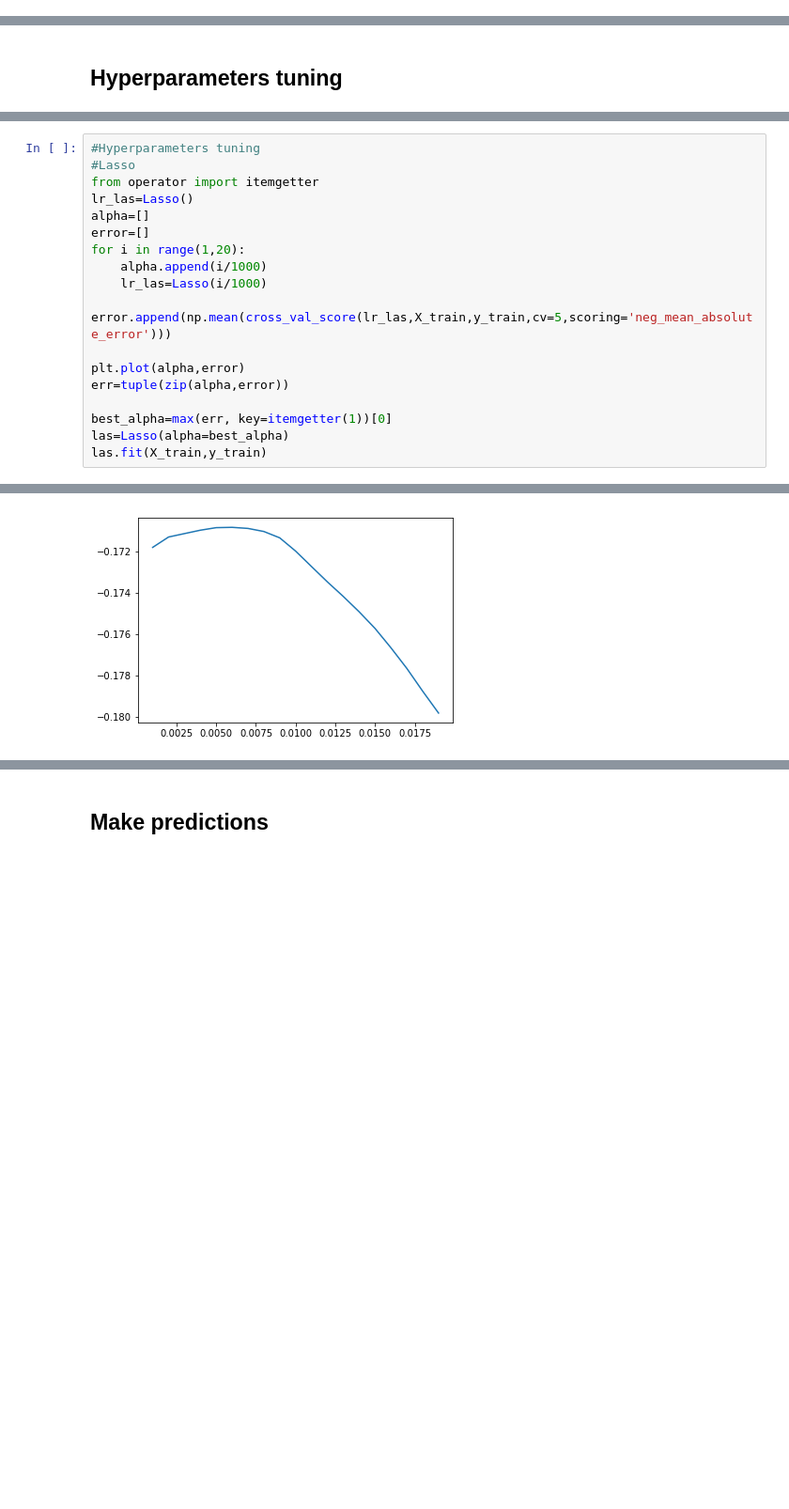
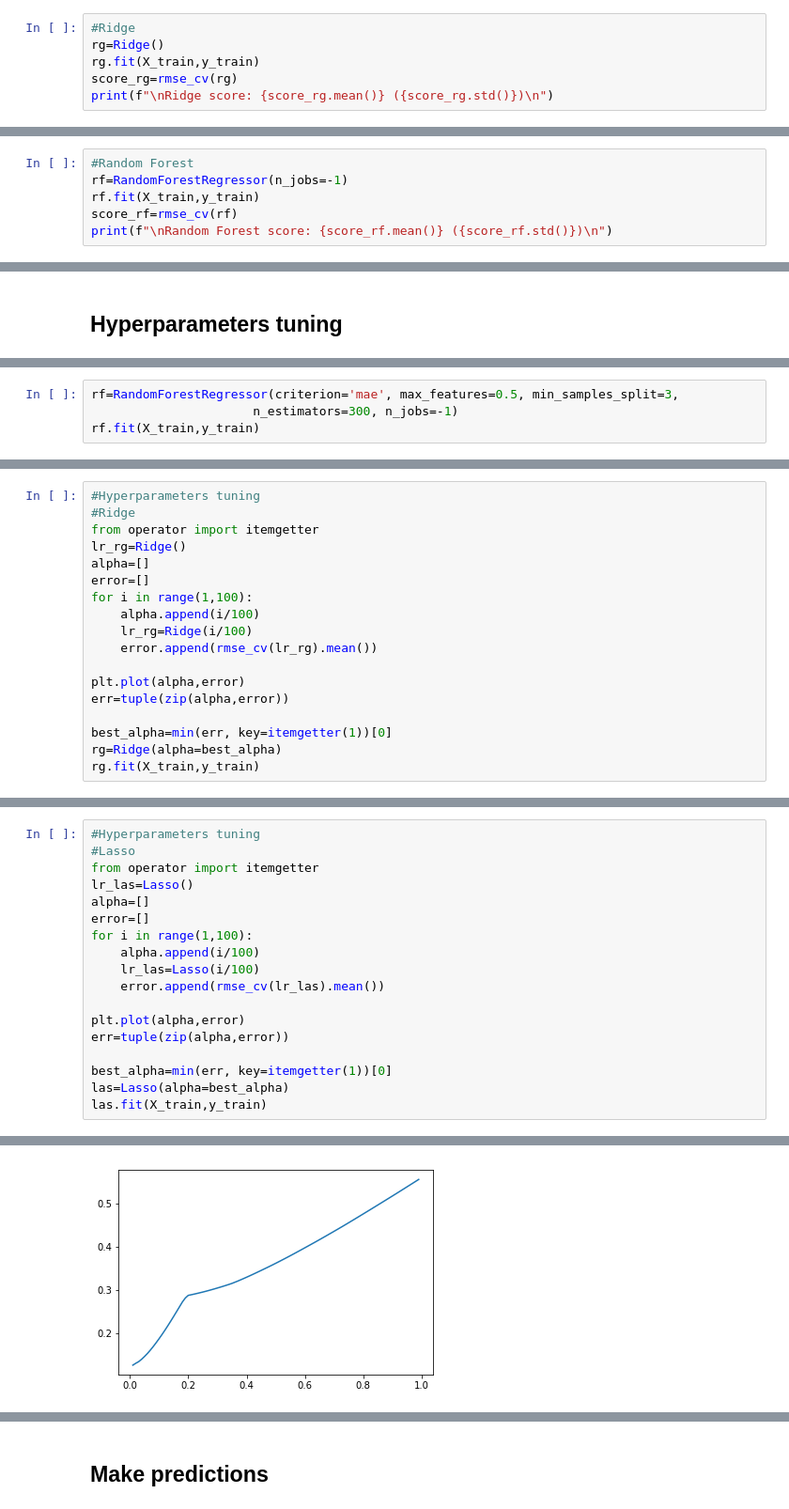
Before and after one commit to gaetanlop/Apartments_Paris, a Jupyter notebook: Model Building 1.ipynb, the cells around one changed output, grey strips where cells are left out. Shown at 94% size. Saved outputs shown, nothing was run; the diff lists cells and outputs as text; blank space fills up the shorter version.

```diff
--- a/Model Building 1.ipynb
+++ b/Model Building 1.ipynb
@@ -135,0 +131,6 @@ score_rf=np.mean(cross_val_score(rf,X_train,y_train,cv=5,scoring='neg_mean_absol
+# %%
+#Ridge
+rg=Ridge()
+rg.fit(X_train,y_train)
+score_rg=rmse_cv(rg)
+print(f"\nRidge score: {score_rg.mean()} ({score_rg.std()})\n")
@@ -135,0 +139,6 @@ score_rf=np.mean(cross_val_score(rf,X_train,y_train,cv=5,scoring='neg_mean_absol
+# %%
+#Random Forest
+rf=RandomForestRegressor(n_jobs=-1)
+rf.fit(X_train,y_train)
+score_rf=rmse_cv(rf)
+print(f"\nRandom Forest score: {score_rf.mean()} ({score_rf.std()})\n")
@@ -171,0 +184,4 @@ RandomForestRegressor(max_features=0.5, n_estimators=200, n_jobs=-1)
+# %%
+rf=RandomForestRegressor(criterion='mae', max_features=0.5, min_samples_split=3,
+                      n_estimators=300, n_jobs=-1)
+rf.fit(X_train,y_train)
@@ -171,0 +191,18 @@ RandomForestRegressor(max_features=0.5, n_estimators=200, n_jobs=-1)
+# %%
+#Hyperparameters tuning
+#Ridge
+from operator import itemgetter
+lr_rg=Ridge()
+alpha=[]
+error=[]
+for i in range(1,100):
+    alpha.append(i/100)
+    lr_rg=Ridge(i/100)
+    error.append(rmse_cv(lr_rg).mean())
+
+plt.plot(alpha,error)
+err=tuple(zip(alpha,error))
+
+best_alpha=min(err, key=itemgetter(1))[0]
+rg=Ridge(alpha=best_alpha)
+rg.fit(X_train,y_train)
@@ -176,15 +216,15 @@ from operator import itemgetter
 lr_las=Lasso()
 alpha=[]
 error=[]
-for i in range(1,20):
-    alpha.append(i/1000)
-    lr_las=Lasso(i/1000)
-    error.append(np.mean(cross_val_score(lr_las,X_train,y_train,cv=5,scoring='neg_mean_absolute_error')))
+for i in range(1,100):
+    alpha.append(i/100)
+    lr_las=Lasso(i/100)
+    error.append(rmse_cv(lr_las).mean())
 
 plt.plot(alpha,error)
 err=tuple(zip(alpha,error))
 
-best_alpha=max(err, key=itemgetter(1))[0]
+best_alpha=min(err, key=itemgetter(1))[0]
 las=Lasso(alpha=best_alpha)
 las.fit(X_train,y_train)
 # %% [output]
@@ -192 +232 @@ Lasso(alpha=0.006)
-[figure, old version]
+[figure, new version]
```
Also changed, not shown: parts of 39 cells of this notebook, 3 other files.
